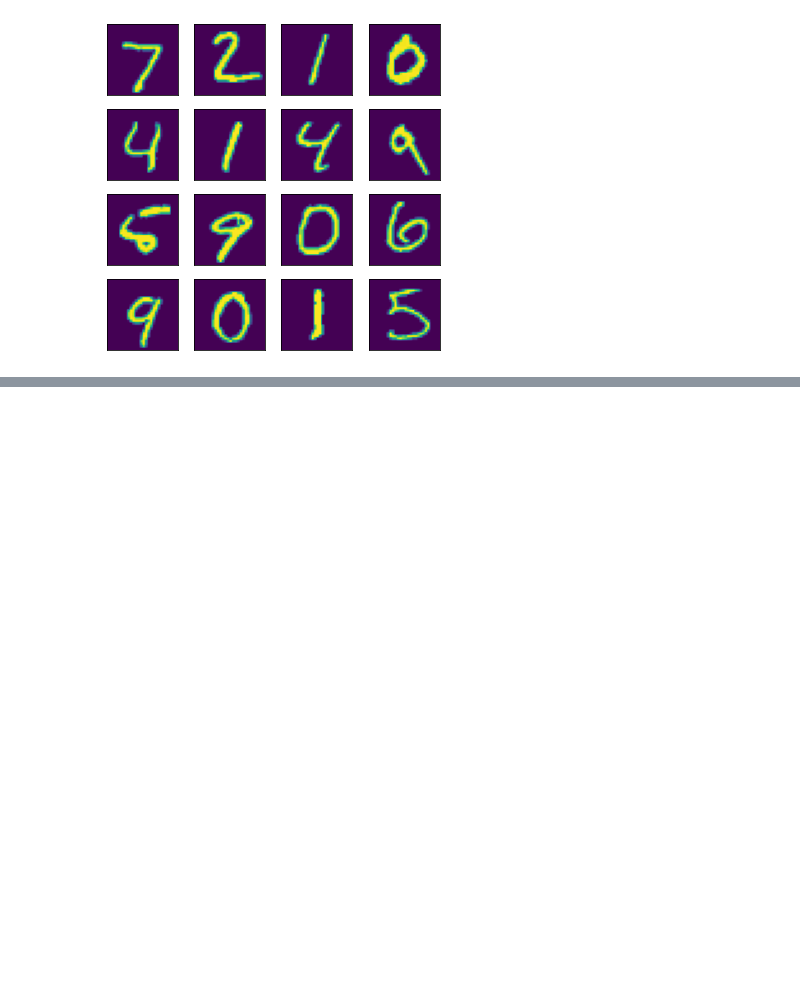
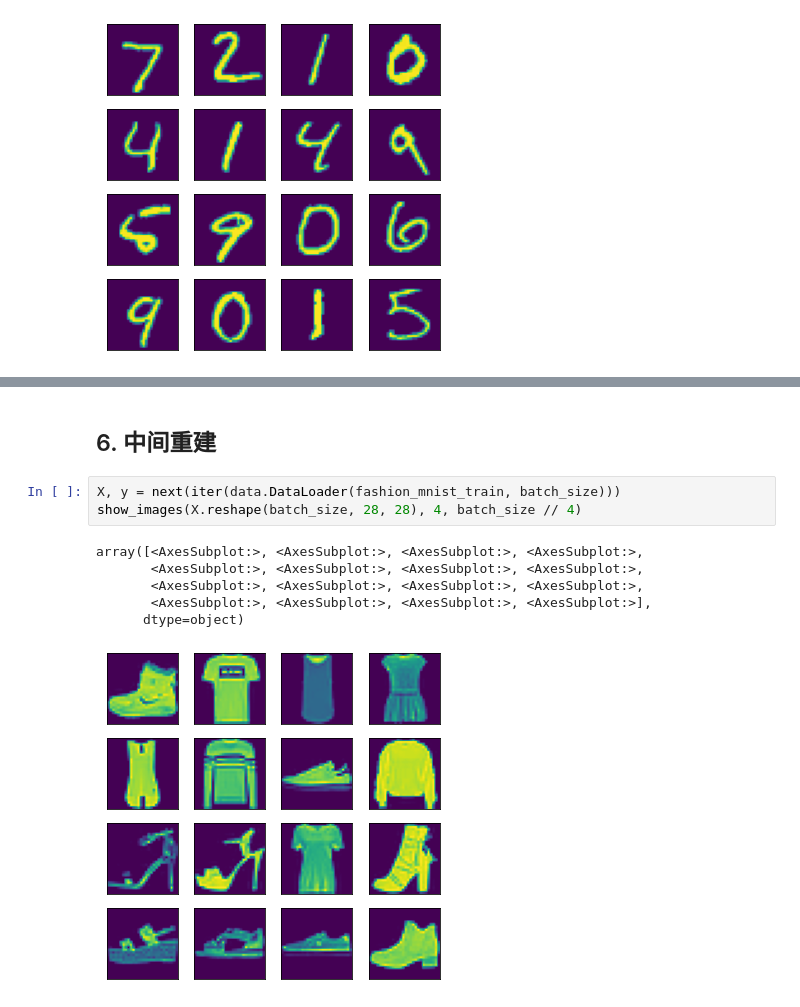
Before and after one commit to xuekt98/GenerativeModels, a Jupyter notebook: DDPM.ipynb, the cells around one changed output, grey strips where cells are left out. Drawn from its saved outputs; the diff is of its cells as text; blank space fills up the shorter version.

```diff
--- a/DDPM.ipynb
+++ b/DDPM.ipynb
@@ -161,3 +167,15 @@ save_sample_img(all_samples, 'unrelated_perturb_sample')
 [figure]
 # %% [markdown]
 <img src="./jupyter samples/DDPM samples/unrelated_perturb_sample/movie.gif" width=250 align="left">
+# %% [markdown]
+## 6. 中间重建
+# %%
+X, y = next(iter(data.DataLoader(fashion_mnist_train, batch_size)))
+show_images(X.reshape(batch_size, 28, 28), 4, batch_size // 4)
+# %% [output]
+array([<AxesSubplot:>, <AxesSubplot:>, <AxesSubplot:>, <AxesSubplot:>,
+       <AxesSubplot:>, <AxesSubplot:>, <AxesSubplot:>, <AxesSubplot:>,
+       <AxesSubplot:>, <AxesSubplot:>, <AxesSubplot:>, <AxesSubplot:>,
+       <AxesSubplot:>, <AxesSubplot:>, <AxesSubplot:>, <AxesSubplot:>],
+      dtype=object)
+[figure, added]
```
Also changed, not shown: parts of 13 cells of this notebook, 27 other files.
